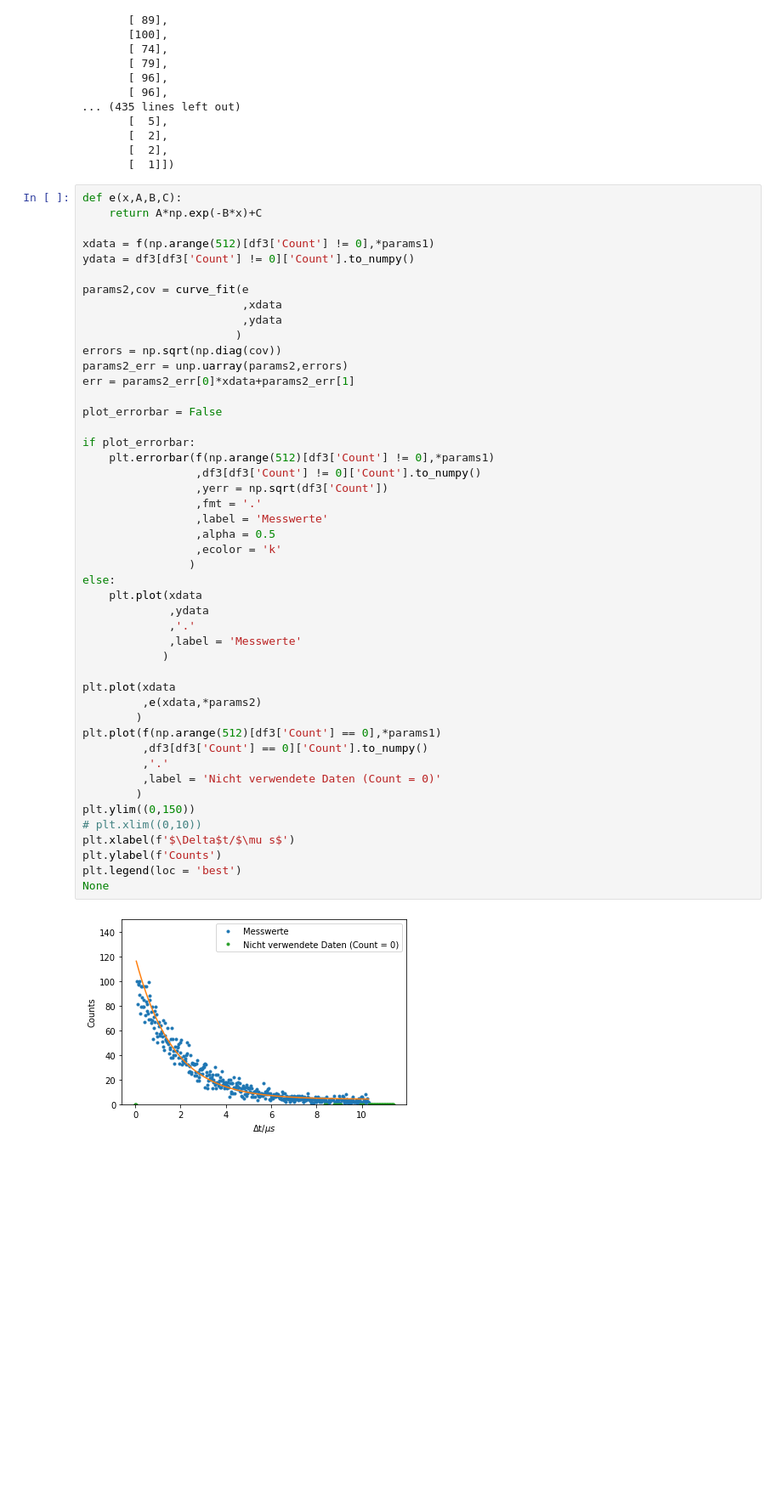
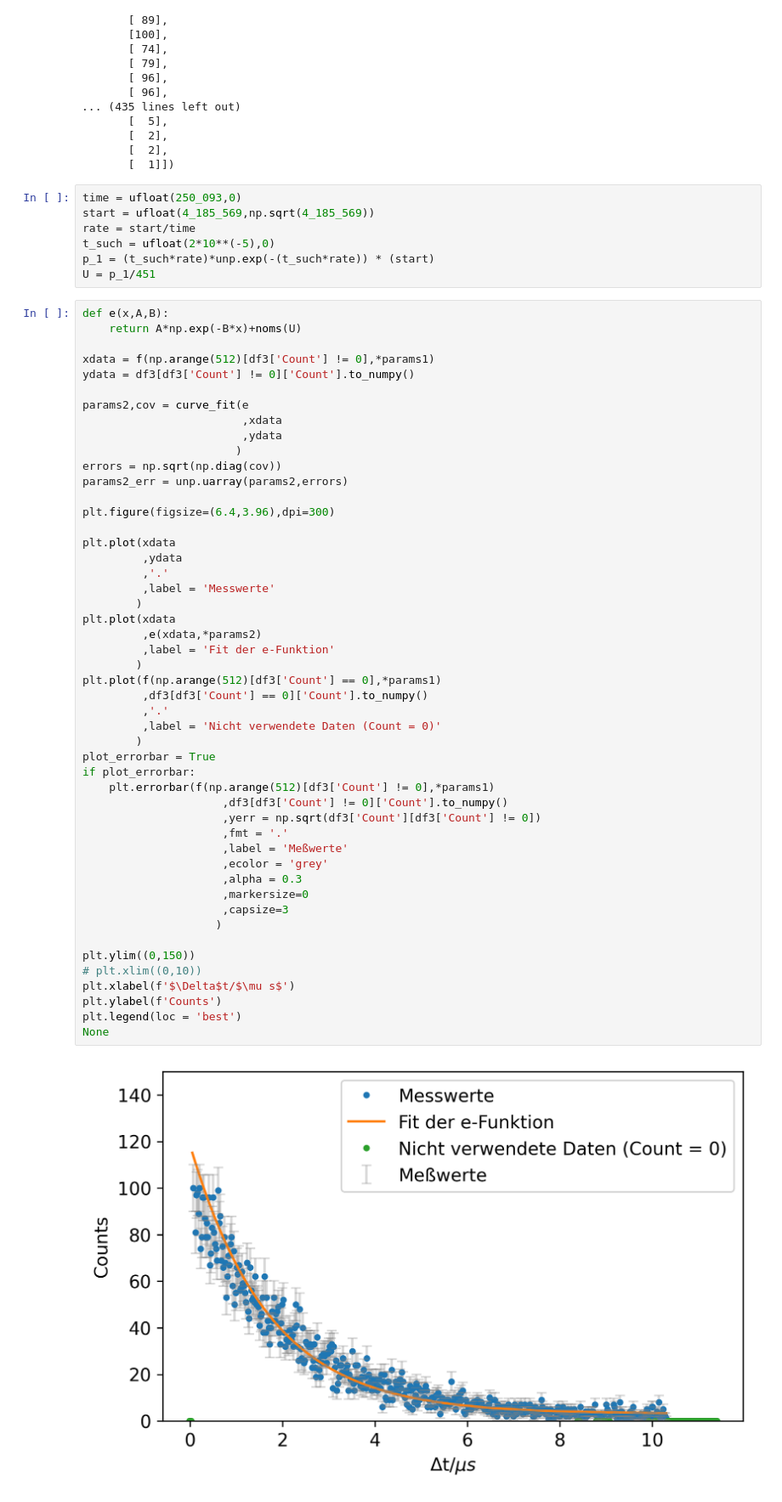
Before and after one commit to komrozik/FP2021, a Jupyter notebook: V01-Lebensdauer_kosmischer_Myonen/Test_Notebook.ipynb, the cells around one changed output. Shown at 85% size. Cells and saved outputs as stored; diff of their text form; blank space fills up the shorter version.

```diff
--- a/V01-Lebensdauer_kosmischer_Myonen/Test_Notebook.ipynb
+++ b/V01-Lebensdauer_kosmischer_Myonen/Test_Notebook.ipynb
@@ -86,52 +123,61 @@ array([[287],
        [  2],
        [  2],
        [  1]])
+# %%
+time = ufloat(250_093,0)
+start = ufloat(4_185_569,np.sqrt(4_185_569))
+rate = start/time
+t_such = ufloat(2*10**(-5),0)
+p_1 = (t_such*rate)*unp.exp(-(t_such*rate)) * (start)
+U = p_1/451
 # %%
-def e(x,A,B,C):
-    return A*np.exp(-B*x)+C
+def e(x,A,B):
+    return A*np.exp(-B*x)+noms(U)
 
 xdata = f(np.arange(512)[df3['Count'] != 0],*params1)
 ydata = df3[df3['Count'] != 0]['Count'].to_numpy()
 
 params2,cov = curve_fit(e
                         ,xdata
                         ,ydata
                        )
 errors = np.sqrt(np.diag(cov))
 params2_err = unp.uarray(params2,errors)
-err = params2_err[0]*xdata+params2_err[1]
 
-plot_errorbar = False
-
-if plot_errorbar:
-    plt.errorbar(f(np.arange(512)[df3['Count'] != 0],*params1)
-                 ,df3[df3['Count'] != 0]['Count'].to_numpy()
-                 ,yerr = np.sqrt(df3['Count'])
-                 ,fmt = '.'
-                 ,label = 'Messwerte'
-                 ,alpha = 0.5
-                 ,ecolor = 'k'
-                )
-else:
-    plt.plot(xdata
-             ,ydata
-             ,'.'
-             ,label = 'Messwerte'
-            )
+plt.figure(figsize=(6.4,3.96),dpi=300)
 
 plt.plot(xdata
+         ,ydata
+         ,'.'
+         ,label = 'Messwerte'
+        )
+plt.plot(xdata
          ,e(xdata,*params2)
+         ,label = 'Fit der e-Funktion'
         )
 plt.plot(f(np.arange(512)[df3['Count'] == 0],*params1)
          ,df3[df3['Count'] == 0]['Count'].to_numpy()
          ,'.'
          ,label = 'Nicht verwendete Daten (Count = 0)'
         )
+plot_errorbar = True
+if plot_errorbar:
+    plt.errorbar(f(np.arange(512)[df3['Count'] != 0],*params1)
+                     ,df3[df3['Count'] != 0]['Count'].to_numpy()
+                     ,yerr = np.sqrt(df3['Count'][df3['Count'] != 0])
+                     ,fmt = '.'
+                     ,label = 'Meßwerte'
+                     ,ecolor = 'grey'
+                     ,alpha = 0.3
+                     ,markersize=0
+                     ,capsize=3
+                    )
+
 plt.ylim((0,150))
 # plt.xlim((0,10))
 plt.xlabel(f'$\Delta$t/$\mu s$')
 plt.ylabel(f'Counts')
 plt.legend(loc = 'best')
 None
 # %% [output]
-[figure, old version]
+[figure, new version]
```
Also changed, not shown: parts of 28 cells of this notebook, 30 other files.
